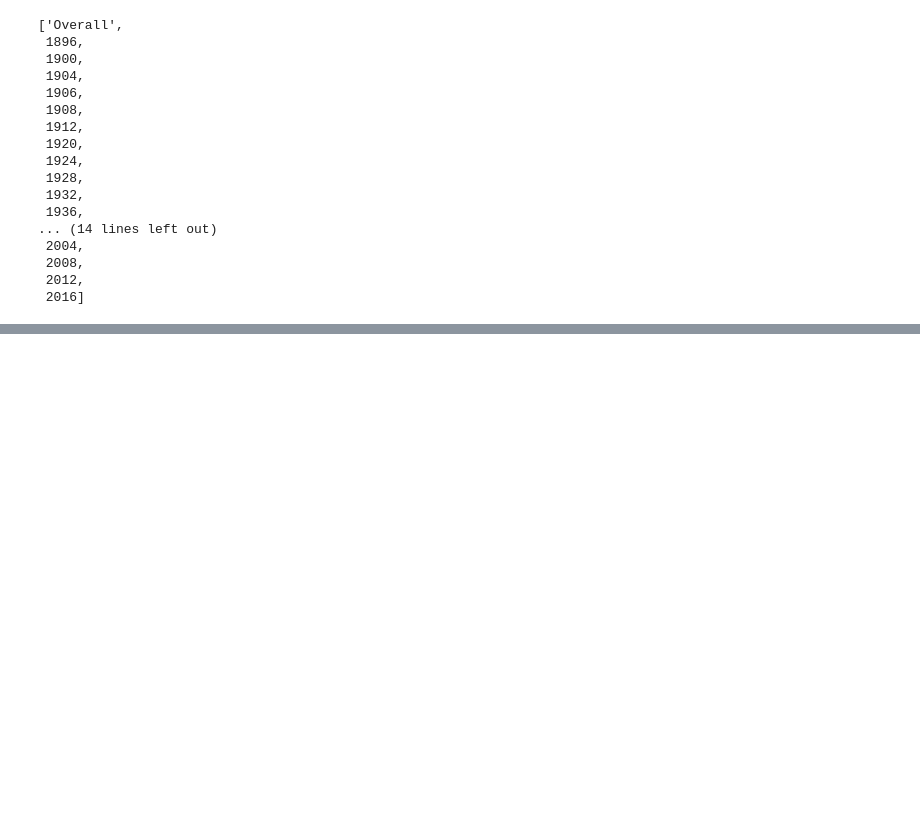
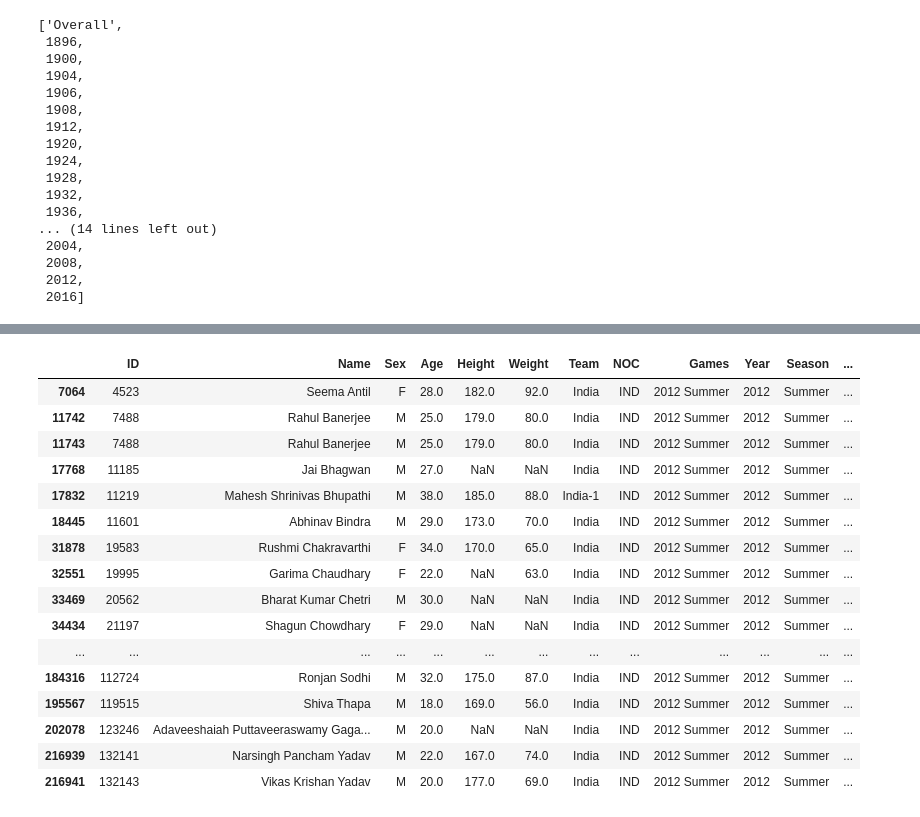
Before and after one commit to TripathiAmbrish/Olympics-Data-Analysis, a Jupyter notebook: Olympics_DA_JPNb.ipynb, the cells around one changed output, grey strips where cells are left out. Drawn from its saved outputs; the diff is of its cells as text; code cells hidden in the pictures; blank space fills up the shorter version.

```diff
--- a/Olympics_DA_JPNb.ipynb
+++ b/Olympics_DA_JPNb.ipynb
@@ -319,0 +335,2 @@ country
+# %%
+medal_df = ae_df.drop_duplicates(subset = ['Team', 'region', 'Games', 'Year', 'City', 'Sport', 'Event', 'Medal'])
@@ -319,0 +355,20 @@ country
+# %%
+medal_df[(medal_df['Year'] == int(2012)) & (medal_df['region'] == 'India')]
+# %% [output]
+|  | ID | Name | Sex | Age | Height | Weight | Team | NOC | Games | Year | Season | ... |
+| 7064 | 4523 | Seema Antil | F | 28.0 | 182.0 | 92.0 | India | IND | 2012 Summer | 2012 | Summer | ... |
+| 11742 | 7488 | Rahul Banerjee | M | 25.0 | 179.0 | 80.0 | India | IND | 2012 Summer | 2012 | Summer | ... |
+| 11743 | 7488 | Rahul Banerjee | M | 25.0 | 179.0 | 80.0 | India | IND | 2012 Summer | 2012 | Summer | ... |
+| 17768 | 11185 | Jai Bhagwan | M | 27.0 | NaN | NaN | India | IND | 2012 Summer | 2012 | Summer | ... |
+| 17832 | 11219 | Mahesh Shrinivas Bhupathi | M | 38.0 | 185.0 | 88.0 | India-1 | IND | 2012 Summer | 2012 | Summer | ... |
+| 18445 | 11601 | Abhinav Bindra | M | 29.0 | 173.0 | 70.0 | India | IND | 2012 Summer | 2012 | Summer | ... |
+| 31878 | 19583 | Rushmi Chakravarthi | F | 34.0 | 170.0 | 65.0 | India | IND | 2012 Summer | 2012 | Summer | ... |
+| 32551 | 19995 | Garima Chaudhary | F | 22.0 | NaN | 63.0 | India | IND | 2012 Summer | 2012 | Summer | ... |
+| 33469 | 20562 | Bharat Kumar Chetri | M | 30.0 | NaN | NaN | India | IND | 2012 Summer | 2012 | Summer | ... |
+| 34434 | 21197 | Shagun Chowdhary | F | 29.0 | NaN | NaN | India | IND | 2012 Summer | 2012 | Summer | ... |
+| ... | ... | ... | ... | ... | ... | ... | ... | ... | ... | ... | ... | ... |
+| 184316 | 112724 | Ronjan Sodhi | M | 32.0 | 175.0 | 87.0 | India | IND | 2012 Summer | 2012 | Summer | ... |
+| 195567 | 119515 | Shiva Thapa | M | 18.0 | 169.0 | 56.0 | India | IND | 2012 Summer | 2012 | Summer | ... |
+| 202078 | 123246 | Adaveeshaiah Puttaveeraswamy Gaga... | M | 20.0 | NaN | NaN | India | IND | 2012 Summer | 2012 | Summer | ... |
+| 216939 | 132141 | Narsingh Pancham Yadav | M | 22.0 | 167.0 | 74.0 | India | IND | 2012 Summer | 2012 | Summer | ... |
+| 216941 | 132143 | Vikas Krishan Yadav | M | 20.0 | 177.0 | 69.0 | India | IND | 2012 Summer | 2012 | Summer | ... |
```
Also changed, not shown: parts of 12 cells of this notebook.
